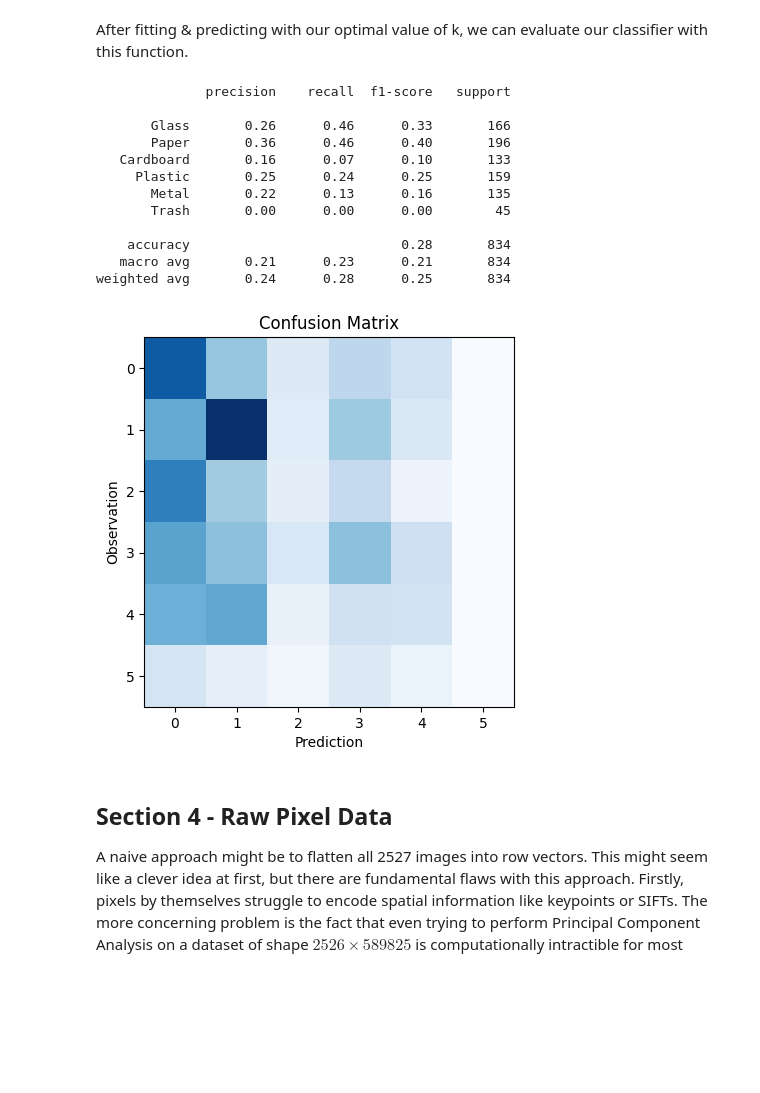
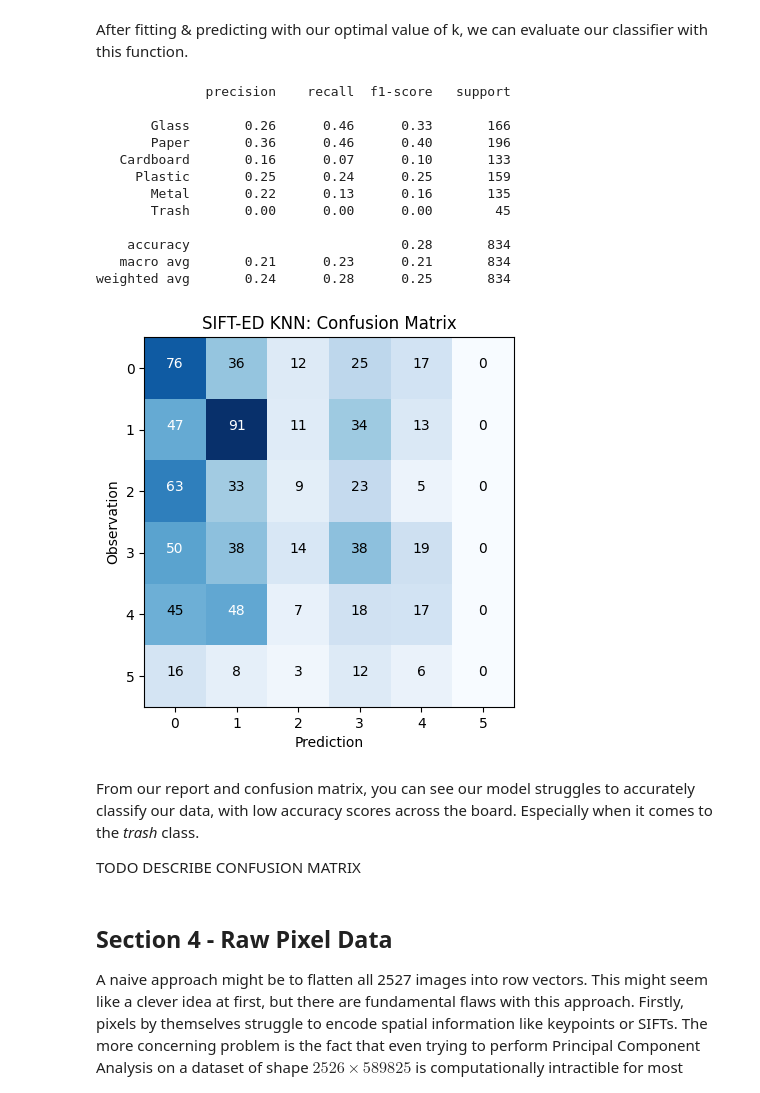
Before and after one commit to LukeIngram/MATH-318-Final-Project, a Jupyter notebook: notebooks/Challenge_2.ipynb, the cells around one changed output. Cells and saved outputs as stored; diff of their text form; code cells hidden in the pictures; blank space fills up the shorter version.

```diff
--- a/notebooks/Challenge_2.ipynb
+++ b/notebooks/Challenge_2.ipynb
@@ -78,8 +83,6 @@ def SIFT(img):
     norm = cv2.normalize(img,np.zeros(img.shape), 0, 255, cv2.NORM_MINMAX)
     sift = cv2.SIFT_create()
     kps,des = sift.detectAndCompute(norm,None)
-    if (len(kps) < 1):
-        print("NULL HERE")
 
     return kps,des
 # %% [markdown]
@@ -123,11 +126,11 @@ It's important for us to normalize our data; or in other words transform our ima
 # %%
 # Data binning through normalized histograms.
 def binData(keypoints,descriptors,clusters):
+
     hists = []
     for kps,des in zip(keypoints,descriptors):
         hist = np.zeros(len(clusters.labels_))
-        normFact = np.size(kps)
         bin = clusters.predict([des])
-        hist[bin] += 1/normFact
+        hist[bin] *= 1/len(kps)
         hists.append(hist)
     return hists
@@ -142,22 +164,6 @@ Now, we will classify using KNN. In this code block, we combine every topic intr
 # %%
-# Split data into training & testing sets
-train_X,test_X,train_Y,test_Y = train_test_split(df['image'],df['class'],
-                                                 test_size=0.33,random_state=42,stratify=df['class'])
-
-
-# Fetch keypoints from training data
-train_keys = []
-train_des = []
-for sample in train_X:
-    kps,des = SIFT(sample)
-    train_keys.append(kps)
-    for d in des:
-        train_des.append(d)
-
-# find optimal clustering
-
 # cluster data with said optimal value (from elbow)
-kmeans = cluster(train_des,k = 15)
+kmeans = cluster(train_des,k = 60)
 
 # Histogram with new clusters
 train_hists = binData(train_keys,train_des,kmeans)
@@ -209,30 +224,39 @@ After fitting & predicting with our optimal value of k, we can evaluate our clas
 # %%
 # Compute evaluation given classification results
 def evaluate(Y_hat,Y_truth):
     print(classification_report(Y_truth,Y_hat,target_names=TARGET_NAMES))
     cm = confusion_matrix(Y_truth, Y_hat)
+
+    thresh = cm.max() / 2
+    for i, j in itertools.product(range(cm.shape[0]), range(cm.shape[1])):
+        plt.text(j, i, cm[i, j],
+                 horizontalalignment="center",
+                 color="white" if cm[i, j] > thresh else "black")
+
+    plt.title("SIFT-ED KNN: Confusion Matrix")
+    plt.xlabel("Prediction")
+    plt.ylabel("Observation")
     plt.imshow(cm, interpolation='nearest', cmap=plt.cm.Blues)
 
-    plt.title("Confusion Matrix")
-    plt.xlabel("Prediction")
-    plt.ylabel("Observation")
-    plt.show()
-
 evaluate(res,test_Y)
 # %% [output]
               precision    recall  f1-score   support
 
        Glass       0.26      0.46      0.33       166
        Paper       0.36      0.46      0.40       196
    Cardboard       0.16      0.07      0.10       133
      Plastic       0.25      0.24      0.25       159
        Metal       0.22      0.13      0.16       135
        Trash       0.00      0.00      0.00        45
 
     accuracy                           0.28       834
    macro avg       0.21      0.23      0.21       834
 weighted avg       0.24      0.28      0.25       834
-[figure, old version]
+[figure, new version]
+# %% [markdown]
+From our report and confusion matrix, you can see our model struggles to accurately classify our data, with low accuracy scores across the board. Especially when it comes to the *trash* class.
+
+TODO DESCRIBE CONFUSION MATRIX
 # %% [markdown]
 ## **Section 4 - Raw Pixel Data**
 
```
Also changed, not shown: parts of 12 cells of this notebook, 11 other files.
